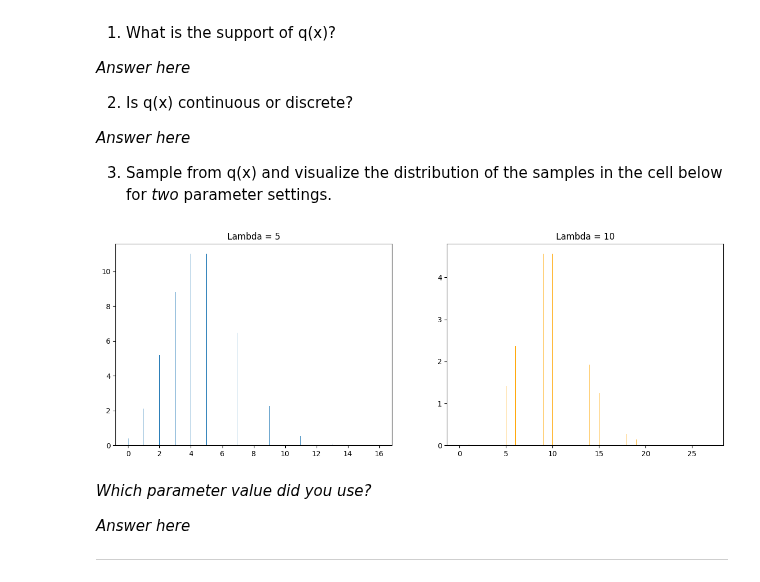
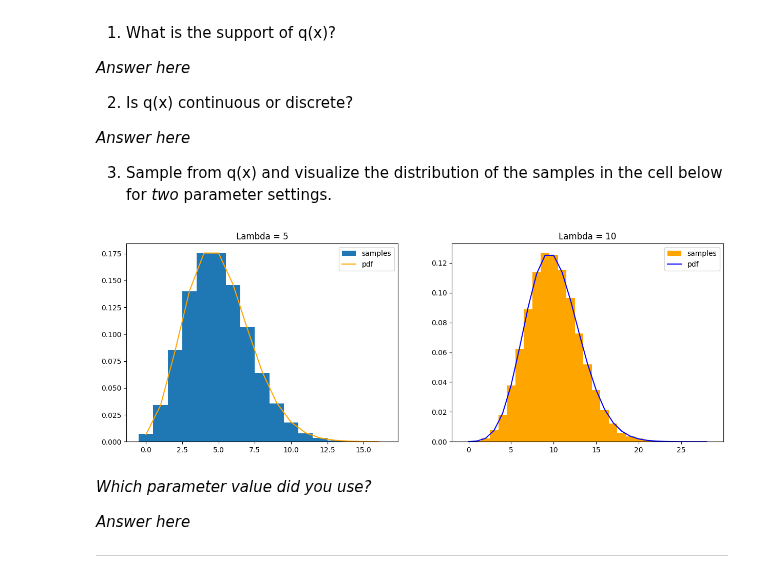
Before and after one commit to leonardodeclara/DD2447-Statistical-Methods-in-Applied-Computer-Science, a Jupyter notebook: Assignment_1/assignment1.ipynb, the cells around one changed output. Saved outputs shown, nothing was run; the diff lists cells and outputs as text; code cells hidden in the pictures.

```diff
--- a/Assignment_1/assignment1.ipynb
+++ b/Assignment_1/assignment1.ipynb
@@ -87,17 +93,24 @@ $q(x) = \text{Poisson}(x|\lambda)$
 # %%
 # Sample and visualize here
 fig,axs=plt.subplots(1,2,figsize=(15,5))
 samples=np.random.poisson(5,50000)
-axs[0].hist(samples,bins=1000,density=True)
+x = np.arange(0, max(samples) +1)
+axs[0].hist(samples,bins=np.arange(0, max(samples) + 1.5) - 0.5,density=True, label='samples')
+axs[0].plot(x,sp.stats.poisson.pmf(x,5),color='orange',linestyle='-',label='pdf')
 axs[0].set_title('Lambda = 5')
-
+axs[0].legend()
 
 samples=np.random.poisson(10,50000)
-axs[1].hist(samples,bins=1000,density=True, color='orange')
+x = np.arange(0, max(samples) + 1)
+axs[1].hist(samples,bins=np.arange(0, max(samples) + 1.5) - 0.5,density=True, color='orange',label='samples')
+axs[1].plot(x,sp.stats.poisson.pmf(x,10),color='blue',linestyle='-',label='pdf')
+#axs[1].hist(samples,bins=1000,density=True, color='orange')
+
 axs[1].set_title('Lambda = 10')
+axs[1].legend()
 plt.show()
 # %% [output]
-[figure, old version]
+[figure, new version]
 # %% [markdown]
 *Which parameter value did you use?*
 
```
Also changed, not shown: parts of 8 cells of this notebook, 1 other file.
